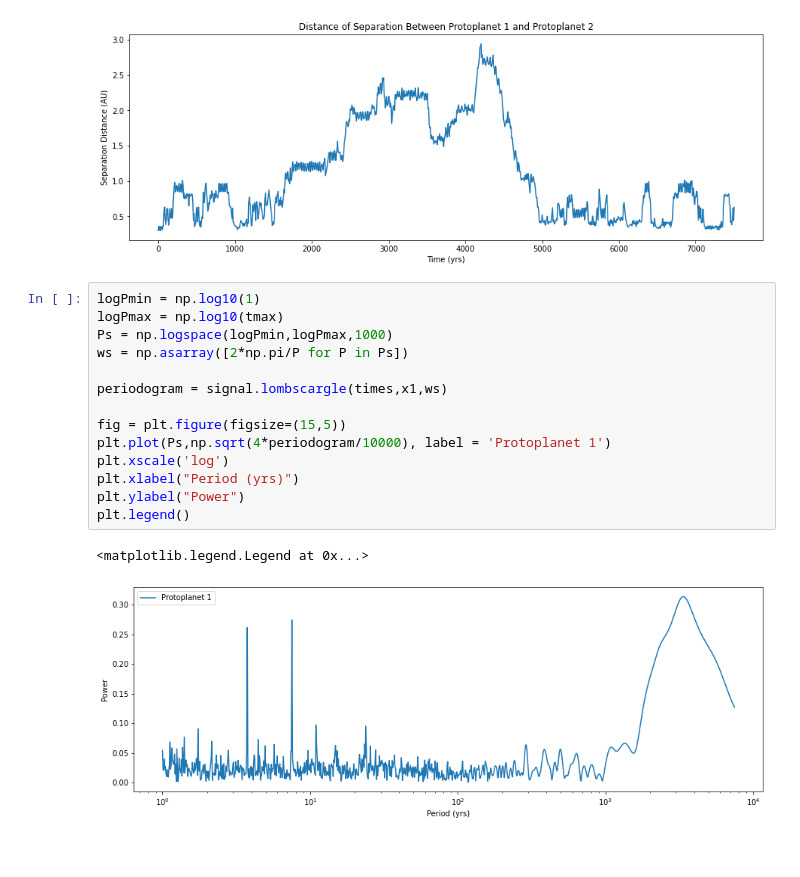
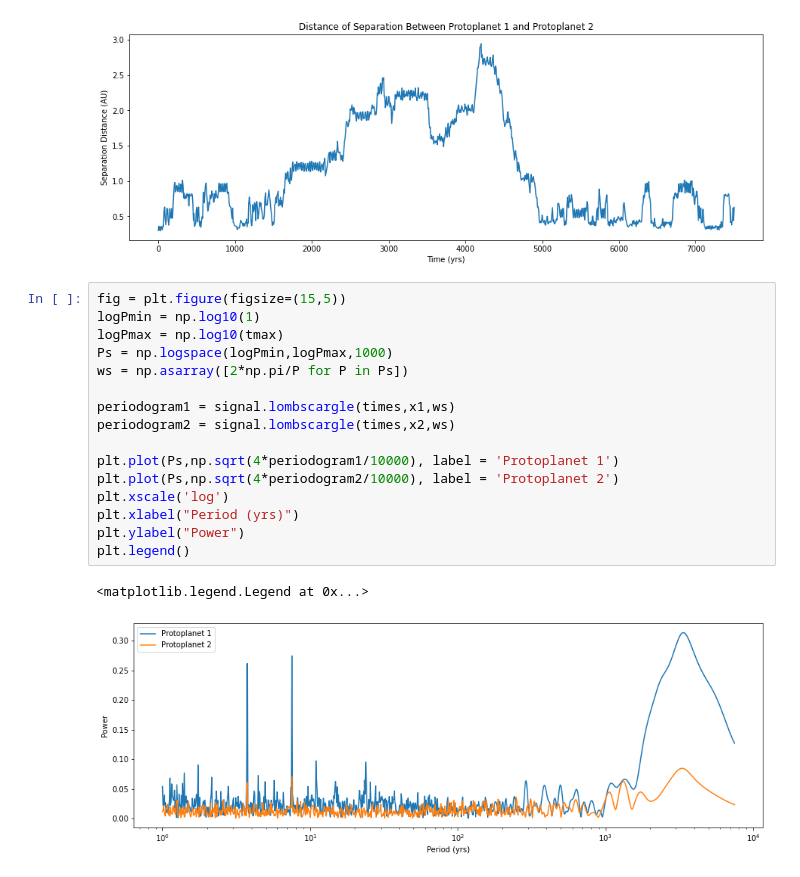
Before and after one commit to SudatKhan/astro_390, a Jupyter notebook: AST390_FINALPROJECT.ipynb, the cells around one changed output. Saved outputs shown, nothing was run; the diff lists cells and outputs as text.

```diff
--- a/AST390_FINALPROJECT.ipynb
+++ b/AST390_FINALPROJECT.ipynb
@@ -154,19 +154,21 @@ plt.title('Distance of Separation Between Protoplanet 1 and Protoplanet 2')
 Text(0.5, 1.0, 'Distance of Separation Between Protoplanet 1 and Protoplanet 2')
 [figure]
 # %%
+fig = plt.figure(figsize=(15,5))
 logPmin = np.log10(1)
 logPmax = np.log10(tmax)
 Ps = np.logspace(logPmin,logPmax,1000)
 ws = np.asarray([2*np.pi/P for P in Ps])
 
-periodogram = signal.lombscargle(times,x1,ws)
+periodogram1 = signal.lombscargle(times,x1,ws)
+periodogram2 = signal.lombscargle(times,x2,ws)
 
-fig = plt.figure(figsize=(15,5))
-plt.plot(Ps,np.sqrt(4*periodogram/10000), label = 'Protoplanet 1')
+plt.plot(Ps,np.sqrt(4*periodogram1/10000), label = 'Protoplanet 1')
+plt.plot(Ps,np.sqrt(4*periodogram2/10000), label = 'Protoplanet 2')
 plt.xscale('log')
 plt.xlabel("Period (yrs)")
 plt.ylabel("Power")
 plt.legend()
 # %% [output]
 <matplotlib.legend.Legend at 0x...>
-[figure, old version]
+[figure, new version]
```
Also changed, not shown: parts of 1 cell of this notebook.
